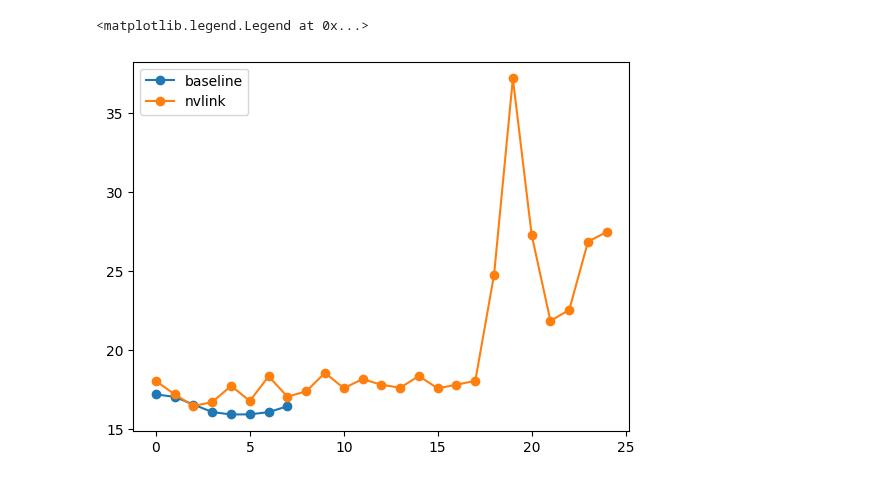
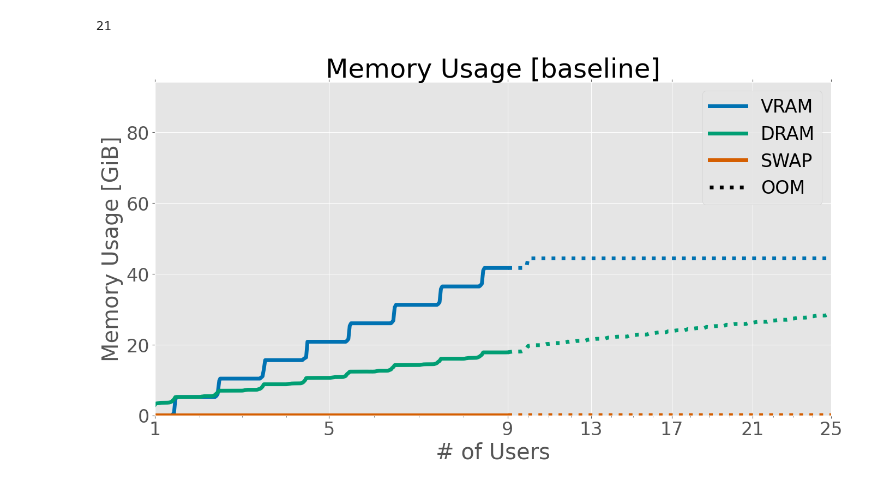
Before and after one commit to osmhpi/Ersa, a Jupyter notebook: validation/multi_kernel_overhead.ipynb, the cells around one changed output. Cells and saved outputs as stored; diff of their text form; code cells hidden in the pictures.

```diff
--- a/validation/multi_kernel_overhead.ipynb
+++ b/validation/multi_kernel_overhead.ipynb
@@ -8,0 +7,10 @@ nvlink = pd.read_csv("nvlink_overhead-3.2.fixed.csv",index_col=0)
+# %%
+plt.style.use('ggplot')
+plt.style.use('seaborn-v0_8-colorblind')
+
+plt.rcParams['figure.figsize'] = [16,9]
+# plt.rcParams['legend.fontsize'] = "LARGE"
+plt.rcParams.update({'font.size': 24})
+# %%
+def toGiB(df, column):
+    df[column] = df[column] / 2**30
@@ -60,7 +41,0 @@ nvlink
-# %%
-baseline[baseline["oom"] == False]["duration"].plot(marker="o", label="baseline")
-nvlink[nvlink["oom"] == False]["duration"].plot(marker="o", label="nvlink")
-plt.legend()
-# %% [output]
-<matplotlib.legend.Legend at 0x...>
-[figure, removed]
@@ -66,0 +81,6 @@ plt.legend()
+# %%
+dataset=datasets["nvshare"]
+dataset[dataset["all_alive"] == False].first_valid_index()
+#dataset.loc[dataset[dataset["all_alive"] == False].first_valid_index()].start
+# %% [output]
+21
@@ -66,0 +149,5 @@ plt.legend()
+# %%
+plot_memory_usage(metrics, datasets, "baseline")
+plt.savefig("validation/memory-usage-baseline.pdf")
+# %% [output]
+[figure, added]
```
Also changed, not shown: parts of 21 cells of this notebook, 10 other files.
